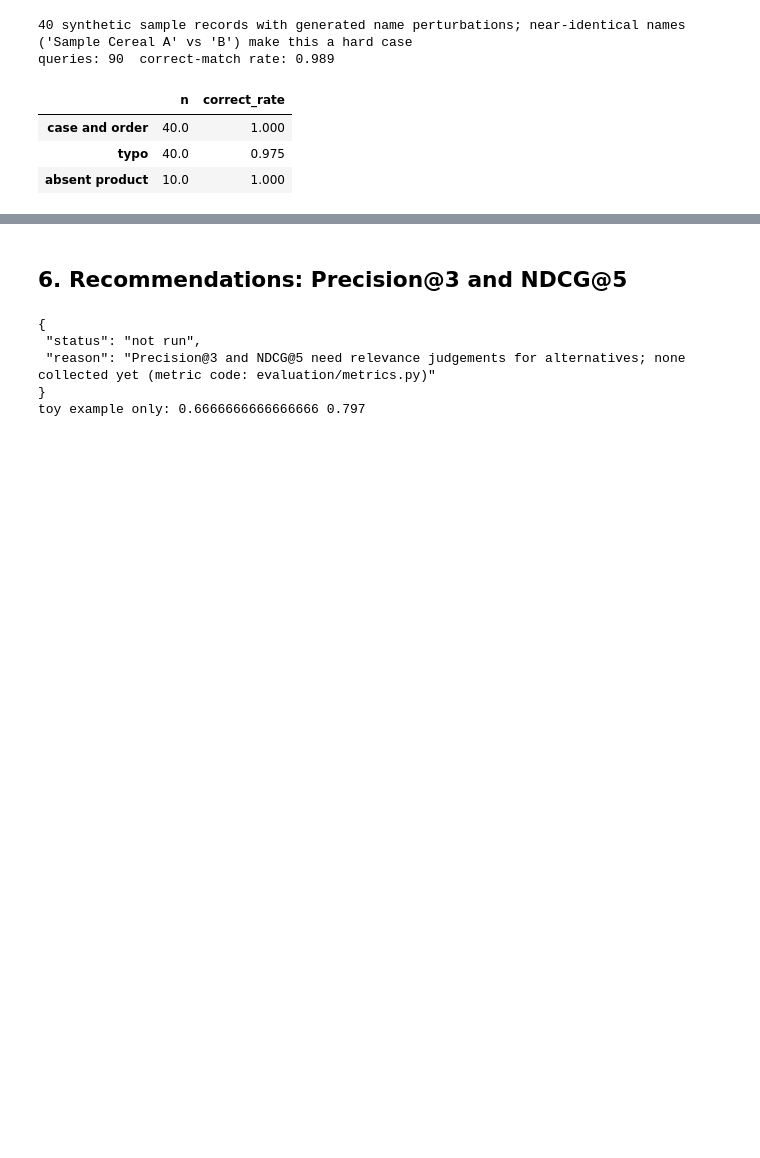
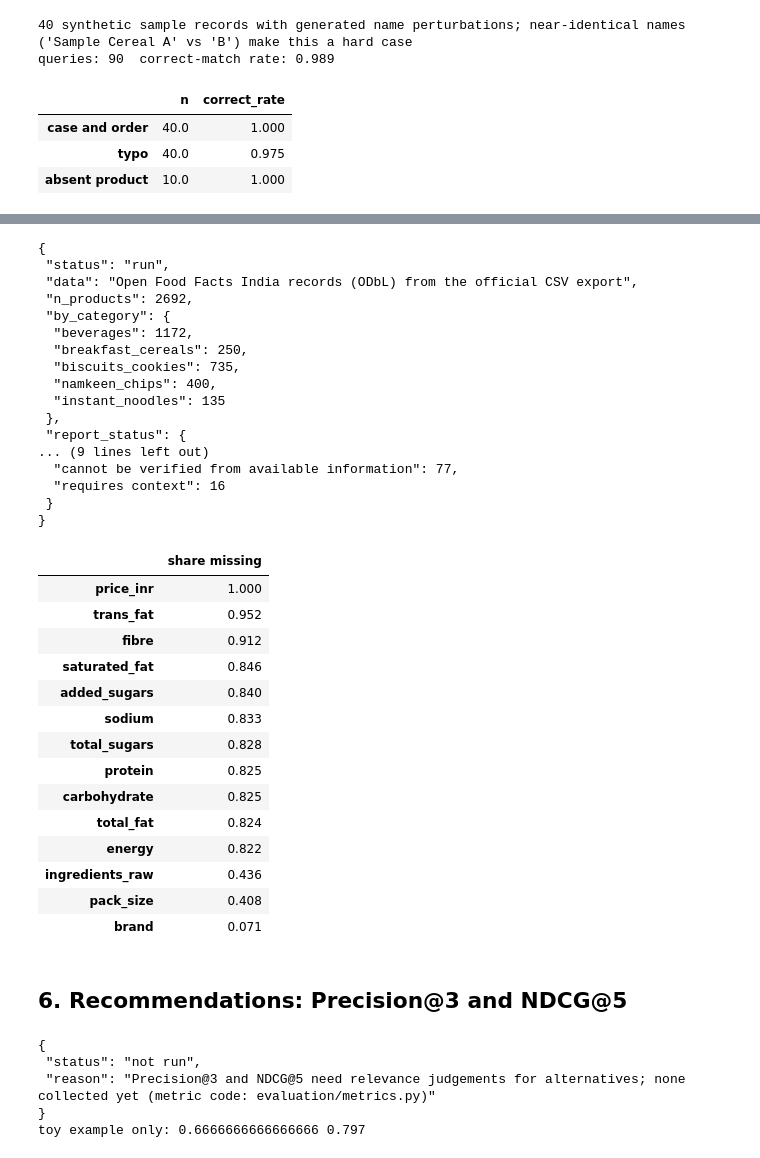
Before and after one commit to SNEHAJUYAL/packed-food-analysis-Minor-project-, a Jupyter notebook: notebooks/evaluation.ipynb, the cells around one changed output, grey strips where cells are left out. Cells and saved outputs as stored; diff of their text form; code cells hidden in the pictures; blank space fills up the shorter version.

```diff
--- a/notebooks/evaluation.ipynb
+++ b/notebooks/evaluation.ipynb
@@ -119,3 +125,40 @@ print(json.dumps(results['expert_ranking'], indent=1))
+# %%
+cov = results['real_data_coverage']
+print(json.dumps({k: cov[k] for k in cov if k not in ('share_missing_by_field',)}, indent=1))
+display(pd.Series(cov.get('share_missing_by_field', {}), name='share missing').to_frame())
+# %% [output]
+{
+ "status": "run",
+ "data": "Open Food Facts India records (ODbL) from the official CSV export",
+ "n_products": 2692,
+ "by_category": {
+  "beverages": 1172,
+  "breakfast_cereals": 250,
+  "biscuits_cookies": 735,
+  "namkeen_chips": 400,
+  "instant_noodles": 135
+ },
+ "report_status": {
+... (9 lines left out)
+  "cannot be verified from available information": 77,
+  "requires context": 16
+ }
+}
+|  | share missing |
+| price_inr | 1.000 |
+| trans_fat | 0.952 |
+| fibre | 0.912 |
+| saturated_fat | 0.846 |
+| added_sugars | 0.840 |
+| sodium | 0.833 |
+| total_sugars | 0.828 |
+| protein | 0.825 |
+| carbohydrate | 0.825 |
+| total_fat | 0.824 |
+| energy | 0.822 |
+| ingredients_raw | 0.436 |
+| pack_size | 0.408 |
+| brand | 0.071 |
 # %% [markdown]
 ## 6. Recommendations: Precision@3 and NDCG@5
 # %%
```
Also changed, not shown: parts of 6 cells of this notebook, 29 other files.
